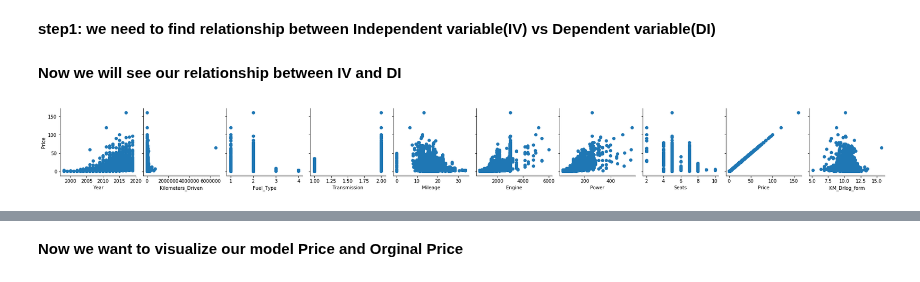
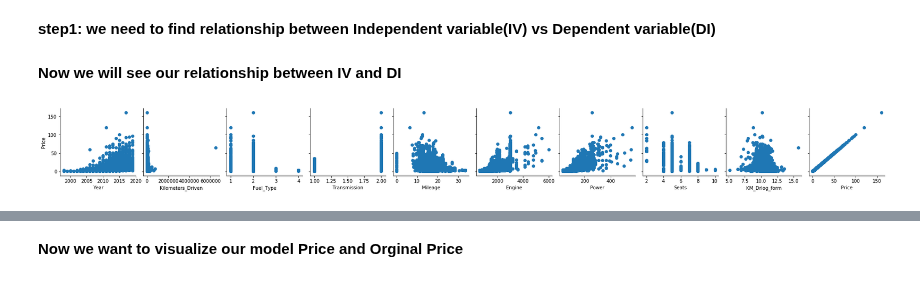
Before and after one commit to nikshingadiya/jupyter, a Jupyter notebook: Datascience/Regression/car_price_predicton.ipynb, the cells around one changed output, grey strips where cells are left out. Cells and saved outputs as stored; diff of their text form; code cells hidden in the pictures.

```diff
--- a/Datascience/Regression/car_price_predicton.ipynb
+++ b/Datascience/Regression/car_price_predicton.ipynb
@@ -51,7 +51,7 @@ dtypes: float64(2), int64(2), object(9)
 memory usage: 611.4+ KB
 # %%
 #selection of important columns
-data_train_c=data_train.iloc[:,[2,3,4,5,7,8,9,10,12]]
+data_train_c=data_train.iloc[:,[2,3,4,5,7,8,9,10]]
 # %%
 #firstly we need to Clean the data for This Dataframe
 data_train_c.replace({' ':np.nan,'null':np.nan},inplace=True)
@@ -174,6 +190,10 @@ for i in data_train_c.columns:
 ''' Here 'Kilometers_Driven' in High value data so we need to convert high value to lower value
 therfore we easily compare with  price value '''
 data_train_c['KM_Drlog_form'] = np.log(data_train_c['Kilometers_Driven'])
+# %%
+data_train_c1=data_train_c.copy()
+# %%
+data_train_c1['Price']=data_train['Price']
 # %% [markdown]
 <i><big> <p style="color:#9e009e"> Linear Regression</big> </i> </p>
 <br>
@@ -186,13 +206,13 @@ data_train_c['KM_Drlog_form'] = np.log(data_train_c['Kilometers_Driven'])
 <b> Now we will see our relationship between IV and DI </b>
 # %%
 #Scatter plot
-g = sns.PairGrid(data_train_c,
+g = sns.PairGrid(data_train_c1,
 
-                 x_vars=data_train_c.columns,
+                 x_vars=data_train_c1.columns,
 
                  y_vars=['Price'])
 g = g.map(plt.scatter)
 # %% [output]
-[figure, old version]
+[figure, new version]
 # %%
 #remove one outlier  because this outlier distract our model we can see this thing our above sctter plot
```
Also changed, not shown: parts of 32 cells of this notebook, 4 other files.
